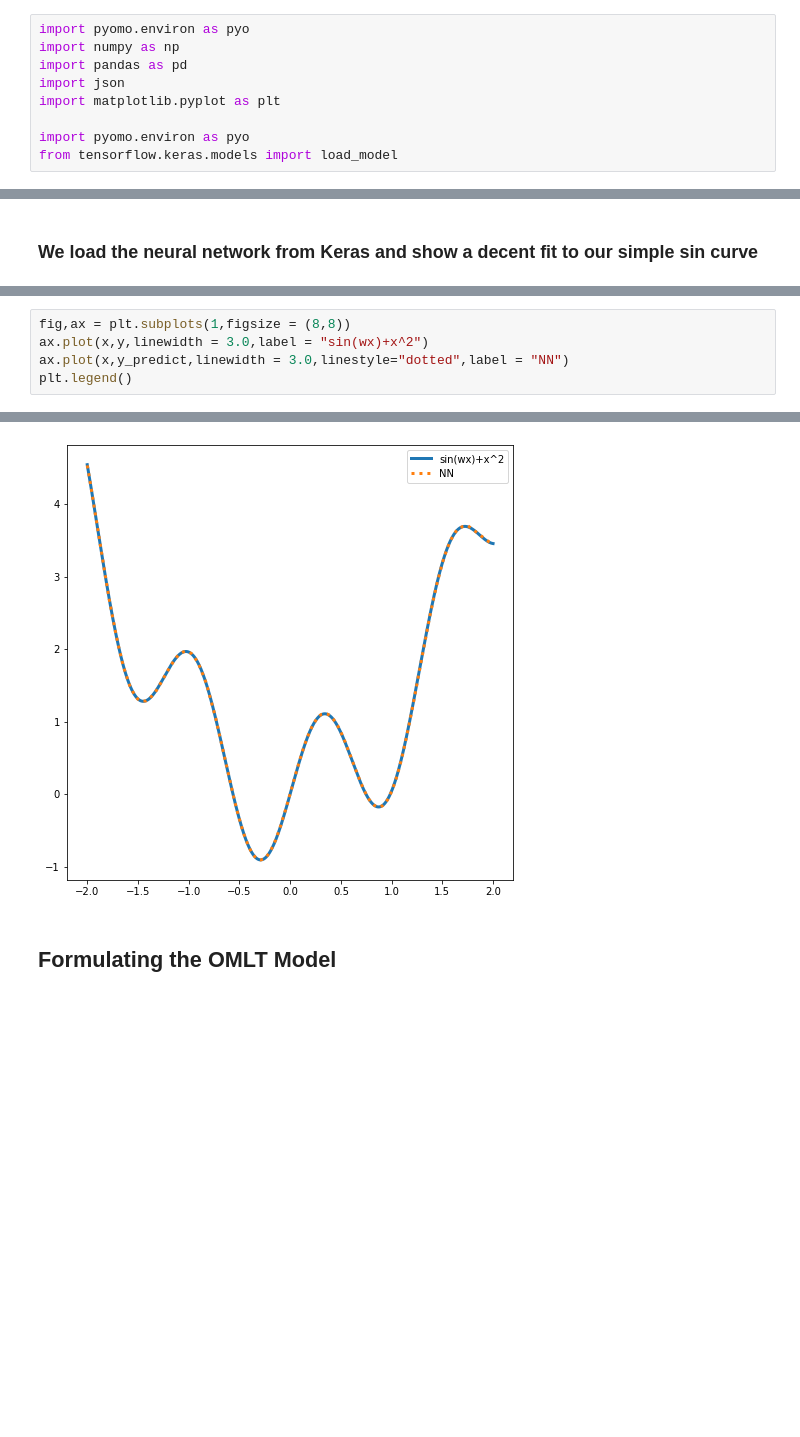
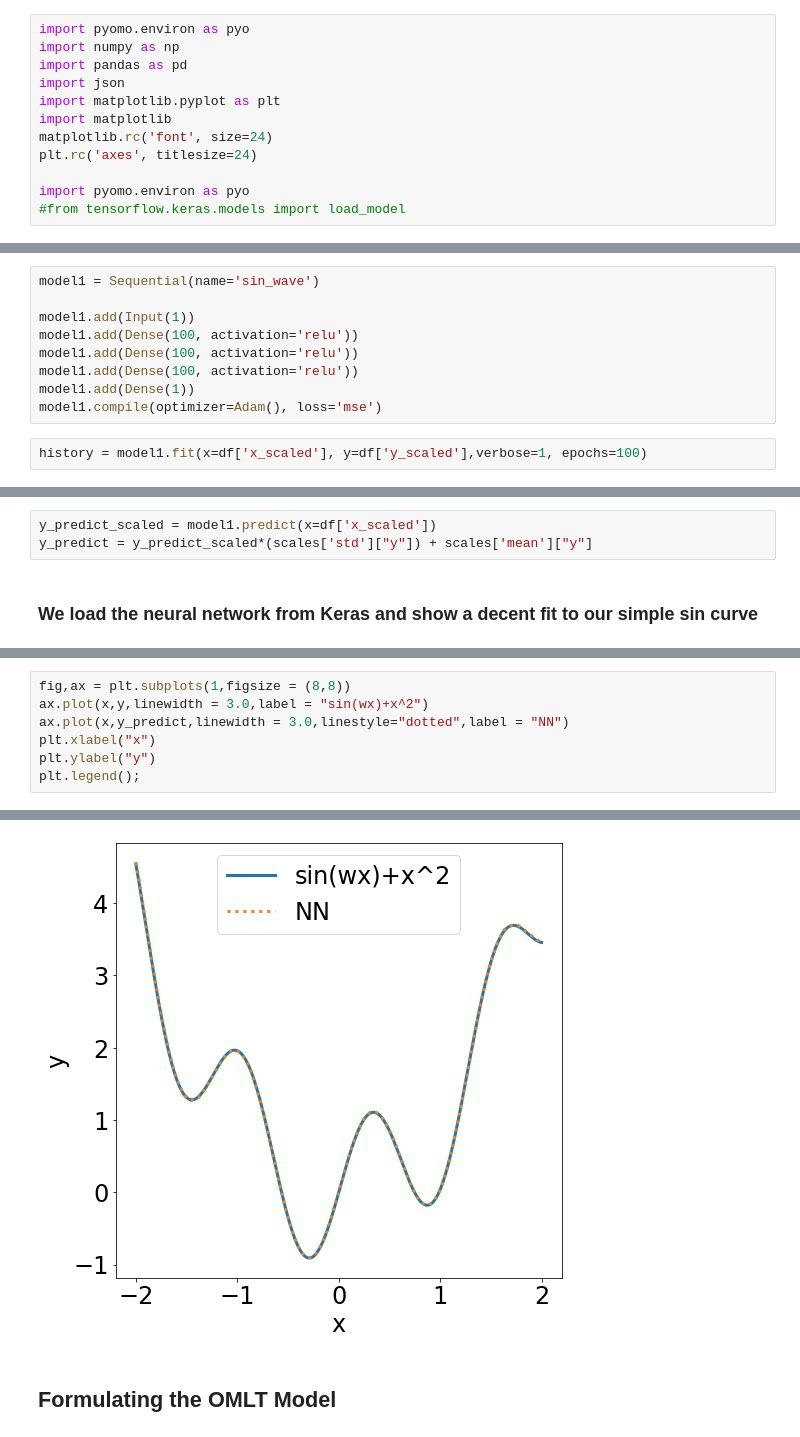
Before and after one commit to chrismarquez/OMLT, a Jupyter notebook: docs/notebooks/neuralnet/formulate_neural_networks.ipynb, the cells around one changed output, grey strips where cells are left out. Saved outputs shown, nothing was run; the diff lists cells and outputs as text; blank space fills up the shorter version.

```diff
--- a/docs/notebooks/neuralnet/formulate_neural_networks.ipynb
+++ b/docs/notebooks/neuralnet/formulate_neural_networks.ipynb
@@ -8,6 +8,9 @@ import numpy as np
 import pandas as pd
 import json
 import matplotlib.pyplot as plt
+import matplotlib
+matplotlib.rc('font', size=24)
+plt.rc('axes', titlesize=24)
 
 import pyomo.environ as pyo
-from tensorflow.keras.models import load_model
+#from tensorflow.keras.models import load_model
@@ -50,0 +68,11 @@ training bounds:  {'min': {'x': -2.0, 'y': -0.9086219566495785}, 'max': {'x': 2.
+# %%
+model1 = Sequential(name='sin_wave')
+
+model1.add(Input(1))
+model1.add(Dense(100, activation='relu'))
+model1.add(Dense(100, activation='relu'))
+model1.add(Dense(100, activation='relu'))
+model1.add(Dense(1))
+model1.compile(optimizer=Adam(), loss='mse')
+# %%
+history = model1.fit(x=df['x_scaled'], y=df['y_scaled'],verbose=1, epochs=100)
@@ -51,2 +115,5 @@ training bounds:  {'min': {'x': -2.0, 'y': -0.9086219566495785}, 'max': {'x': 2.
+# %%
+y_predict_scaled = model1.predict(x=df['x_scaled'])
+y_predict = y_predict_scaled*(scales['std']["y"]) + scales['mean']["y"]
 # %% [markdown]
 ### We load the neural network from Keras and show a decent fit to our simple sin curve
@@ -64,5 +121,7 @@ y_predict = y_predict_scaled*(scales['std']["y"]) + scales['mean']["y"]
 fig,ax = plt.subplots(1,figsize = (8,8))
 ax.plot(x,y,linewidth = 3.0,label = "sin(wx)+x^2")
 ax.plot(x,y_predict,linewidth = 3.0,linestyle="dotted",label = "NN")
-plt.legend()
+plt.xlabel("x")
+plt.ylabel("y")
+plt.legend();
 # %% [output]
@@ -70,4 +128,4 @@ plt.legend()
-[figure, old version]
+[figure, new version]
 # %% [markdown]
 ## Formulating the OMLT Model
 # %%
```
Also changed, not shown: parts of 20 cells of this notebook.
